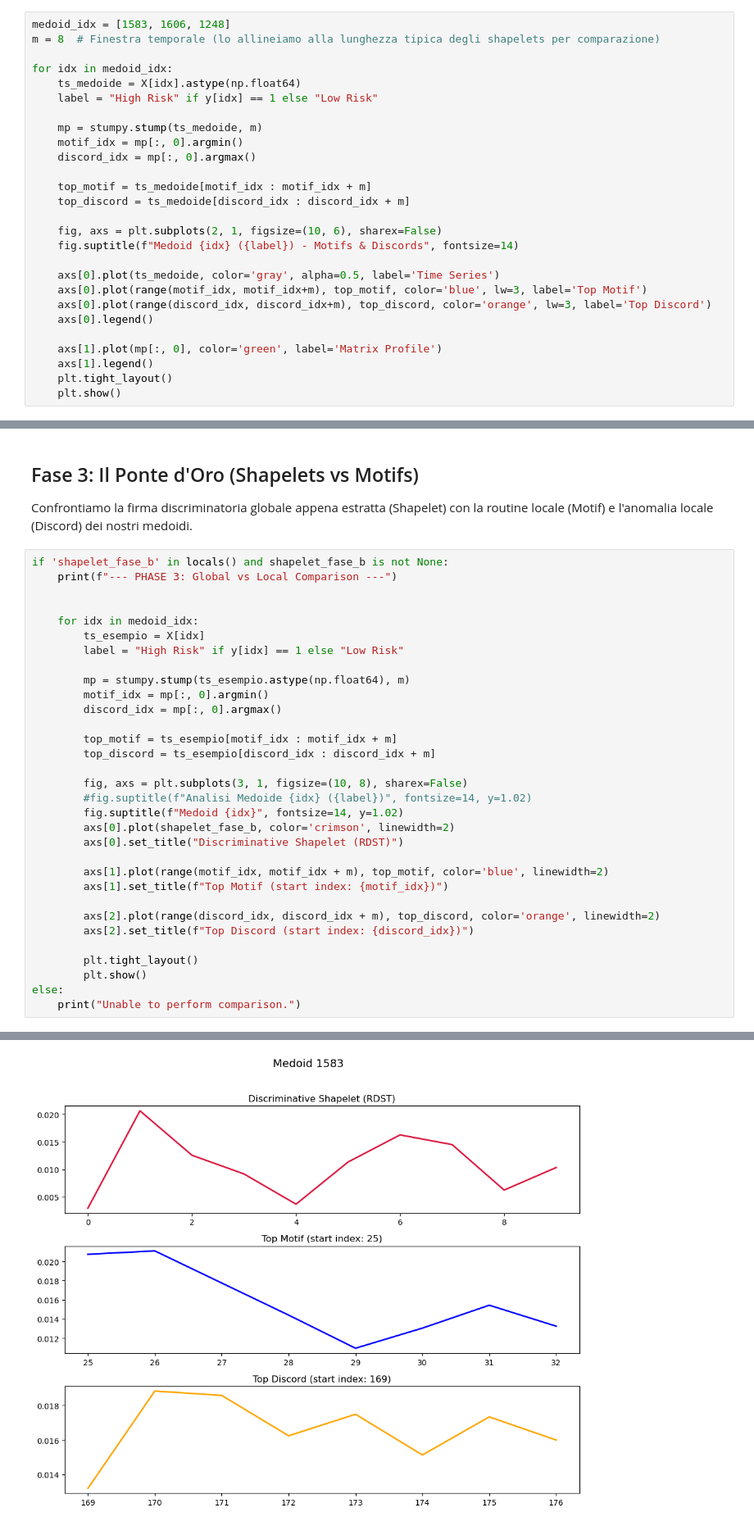
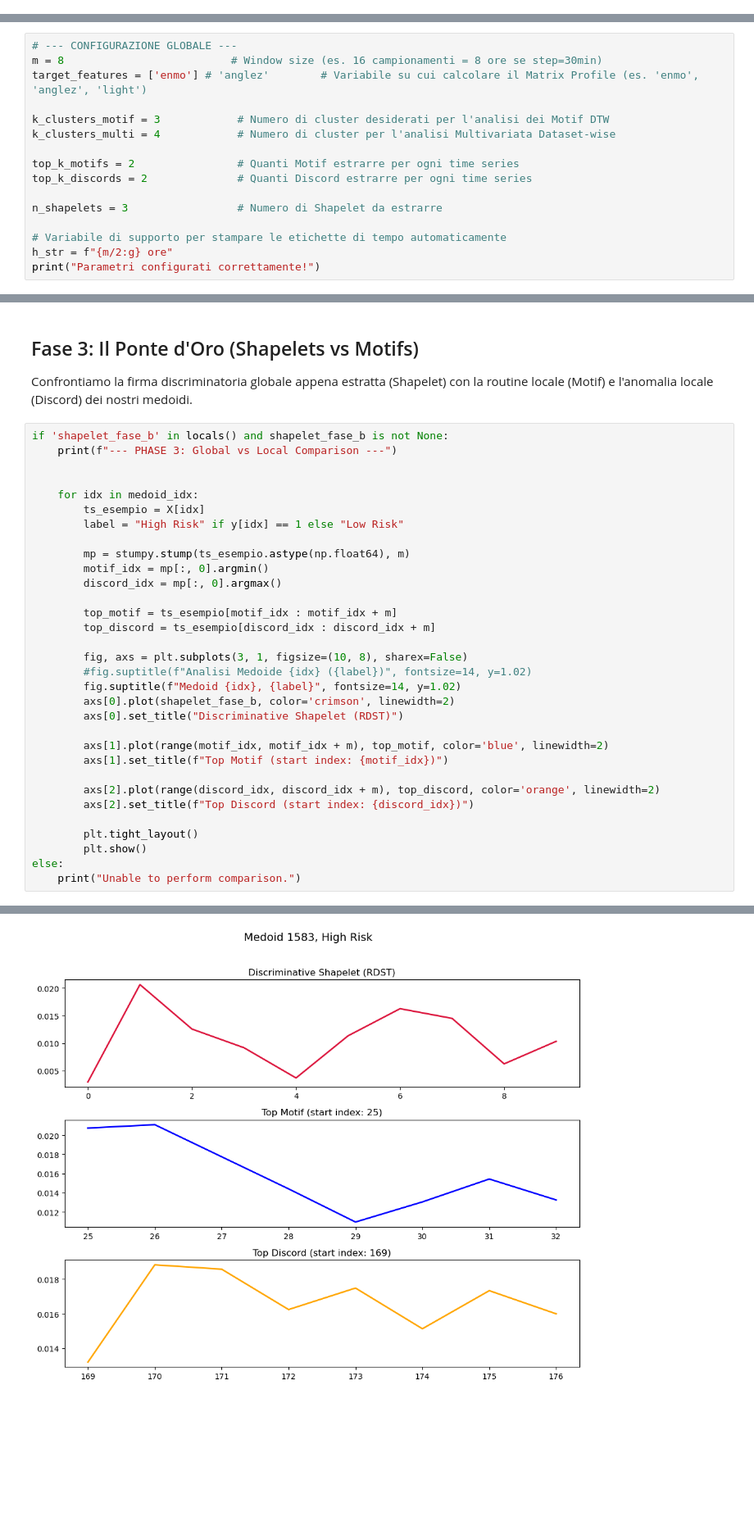
Before and after one commit to alessialaconca/Data_Mining_2_Child_Mind_Institute, a Jupyter notebook: ale/motifs_shapelets_corrected.ipynb, the cells around one changed output, grey strips where cells are left out. Shown at 82% size. Drawn from its saved outputs; the diff is of its cells as text; blank space fills up the shorter version.

Commit message:
tolta variabile in più

```diff
--- a/ale/motifs_shapelets_corrected.ipynb
+++ b/ale/motifs_shapelets_corrected.ipynb
@@ -49,30 +49,3 @@ Numero di serie in Test: 1332
 # %% [markdown]
 ## Fase 1: Motifs e Discords (Matrix Profile)
 Usiamo i medoidi estratti precedentemente nel modulo di clustering per osservare visivamente i pattern più frequenti e le anomalie.
-# %%
-medoid_idx = [1583, 1606, 1248]
-m = 8  # Finestra temporale (lo allineiamo alla lunghezza tipica degli shapelets per comparazione)
-
-for idx in medoid_idx:
-    ts_medoide = X[idx].astype(np.float64)
-    label = "High Risk" if y[idx] == 1 else "Low Risk"
-
-    mp = stumpy.stump(ts_medoide, m)
-    motif_idx = mp[:, 0].argmin()
-    discord_idx = mp[:, 0].argmax()
-
-    top_motif = ts_medoide[motif_idx : motif_idx + m]
-    top_discord = ts_medoide[discord_idx : discord_idx + m]
-
-    fig, axs = plt.subplots(2, 1, figsize=(10, 6), sharex=False)
-    fig.suptitle(f"Medoid {idx} ({label}) - Motifs & Discords", fontsize=14)
-
-    axs[0].plot(ts_medoide, color='gray', alpha=0.5, label='Time Series')
-    axs[0].plot(range(motif_idx, motif_idx+m), top_motif, color='blue', lw=3, label='Top Motif')
-    axs[0].plot(range(discord_idx, discord_idx+m), top_discord, color='orange', lw=3, label='Top Discord')
-    axs[0].legend()
-
-    axs[1].plot(mp[:, 0], color='green', label='Matrix Profile')
-    axs[1].legend()
-    plt.tight_layout()
-    plt.show()
@@ -82,0 +52,16 @@ for idx in medoid_idx:
+# %%
+# --- CONFIGURAZIONE GLOBALE ---
+m = 8                          # Window size (es. 16 campionamenti = 8 ore se step=30min)
+target_features = ['enmo'] # 'anglez'        # Variabile su cui calcolare il Matrix Profile (es. 'enmo', 'anglez', 'light')
+
+k_clusters_motif = 3            # Numero di cluster desiderati per l'analisi dei Motif DTW
+k_clusters_multi = 4            # Numero di cluster per l'analisi Multivariata Dataset-wise
+
+top_k_motifs = 2                # Quanti Motif estrarre per ogni time series
+top_k_discords = 2              # Quanti Discord estrarre per ogni time series
+
+n_shapelets = 3                 # Numero di Shapelet da estrarre
+
+# Variabile di supporto per stampare le etichette di tempo automaticamente
+h_str = f"{m/2:g} ore"
+print("Parametri configurati correttamente!")
@@ -250,32 +341,32 @@ if 'shapelet_fase_b' in locals() and shapelet_fase_b is not None:
 
 
     for idx in medoid_idx:
         ts_esempio = X[idx]
         label = "High Risk" if y[idx] == 1 else "Low Risk"
 
         mp = stumpy.stump(ts_esempio.astype(np.float64), m)
         motif_idx = mp[:, 0].argmin()
         discord_idx = mp[:, 0].argmax()
 
         top_motif = ts_esempio[motif_idx : motif_idx + m]
         top_discord = ts_esempio[discord_idx : discord_idx + m]
 
         fig, axs = plt.subplots(3, 1, figsize=(10, 8), sharex=False)
         #fig.suptitle(f"Analisi Medoide {idx} ({label})", fontsize=14, y=1.02)
-        fig.suptitle(f"Medoid {idx}", fontsize=14, y=1.02)
+        fig.suptitle(f"Medoid {idx}, {label}", fontsize=14, y=1.02)
         axs[0].plot(shapelet_fase_b, color='crimson', linewidth=2)
         axs[0].set_title("Discriminative Shapelet (RDST)")
 
         axs[1].plot(range(motif_idx, motif_idx + m), top_motif, color='blue', linewidth=2)
         axs[1].set_title(f"Top Motif (start index: {motif_idx})")
 
         axs[2].plot(range(discord_idx, discord_idx + m), top_discord, color='orange', linewidth=2)
         axs[2].set_title(f"Top Discord (start index: {discord_idx})")
 
         plt.tight_layout()
         plt.show()
 else:
     print("Unable to perform comparison.")
 # %% [output]
 --- PHASE 3: Global vs Local Comparison ---
-[figure, old version]
+[figure, new version]
```
Also changed, not shown: parts of 7 cells of this notebook, 12 other files.
